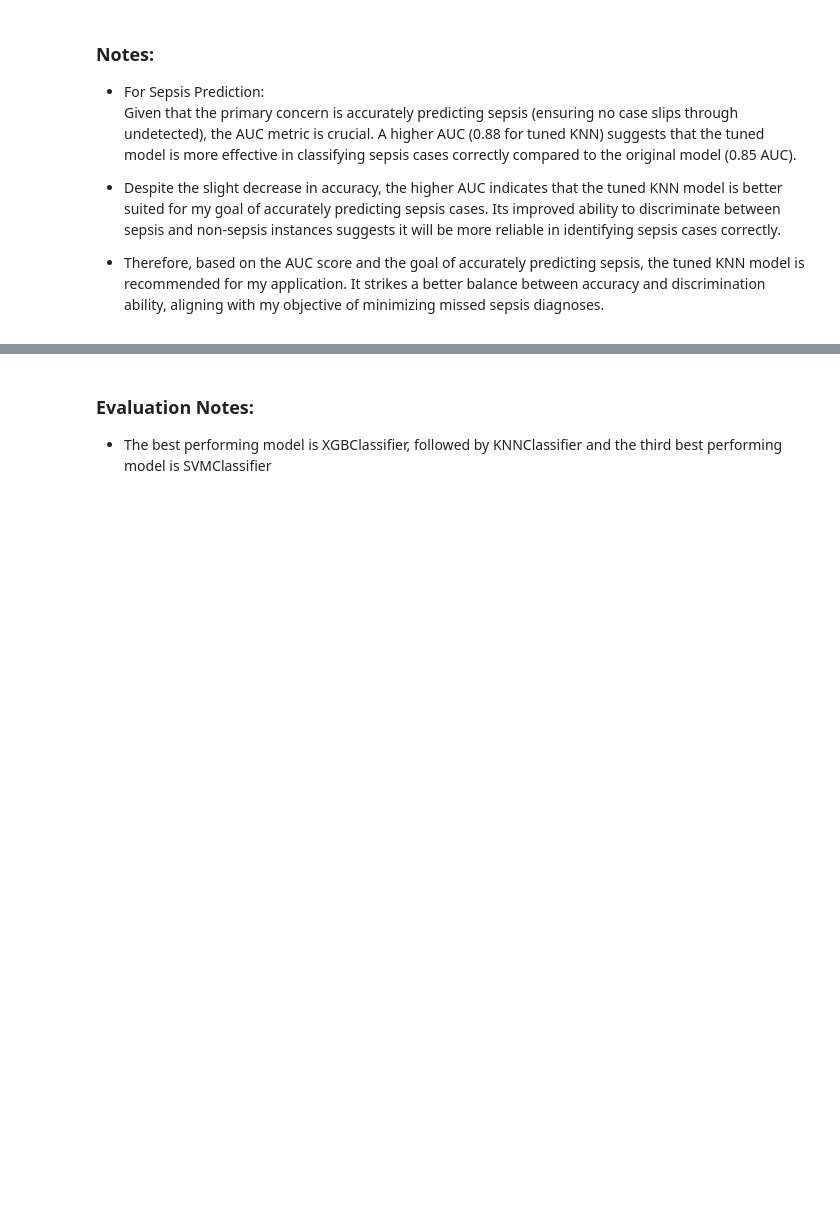
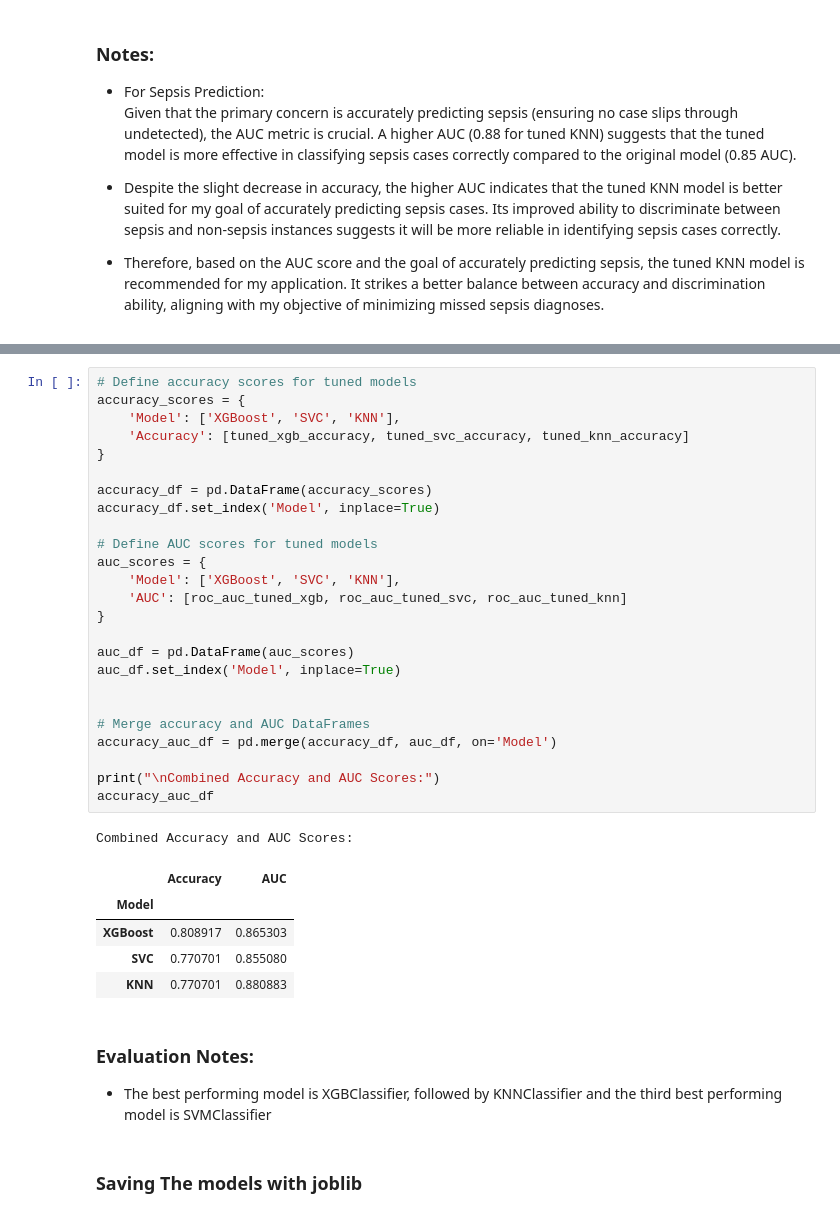
Before and after one commit to murithidenisgitobu/Sepsis-Predictor, a Jupyter notebook: Notebook.ipynb, the cells around one changed output, grey strips where cells are left out. Drawn from its saved outputs; the diff is of its cells as text; blank space fills up the shorter version.

```diff
--- a/Notebook.ipynb
+++ b/Notebook.ipynb
@@ -1226,3 +1257,37 @@ Given that the primary concern is accurately predicting sepsis (ensuring no case
+# %%
+# Define accuracy scores for tuned models
+accuracy_scores = {
+    'Model': ['XGBoost', 'SVC', 'KNN'],
+    'Accuracy': [tuned_xgb_accuracy, tuned_svc_accuracy, tuned_knn_accuracy]
+}
+
+accuracy_df = pd.DataFrame(accuracy_scores)
+accuracy_df.set_index('Model', inplace=True)
+
+# Define AUC scores for tuned models
+auc_scores = {
+    'Model': ['XGBoost', 'SVC', 'KNN'],
+    'AUC': [roc_auc_tuned_xgb, roc_auc_tuned_svc, roc_auc_tuned_knn]
+}
+
+auc_df = pd.DataFrame(auc_scores)
+auc_df.set_index('Model', inplace=True)
+
+
+# Merge accuracy and AUC DataFrames
+accuracy_auc_df = pd.merge(accuracy_df, auc_df, on='Model')
+
+print("\nCombined Accuracy and AUC Scores:")
+accuracy_auc_df
+# %% [output]
+Combined Accuracy and AUC Scores:
+|  | Accuracy | AUC |
+| Model |  |  |
+| XGBoost | 0.808917 | 0.865303 |
+| SVC | 0.770701 | 0.855080 |
+| KNN | 0.770701 | 0.880883 |
 # %% [markdown]
 ### **Evaluation Notes:**
 - The best performing model is XGBClassifier, followed by KNNClassifier and the third best performing model is SVMClassifier
+# %% [markdown]
+### Saving The models with joblib
```
Also changed, not shown: parts of 3 cells of this notebook, 3 other files.
